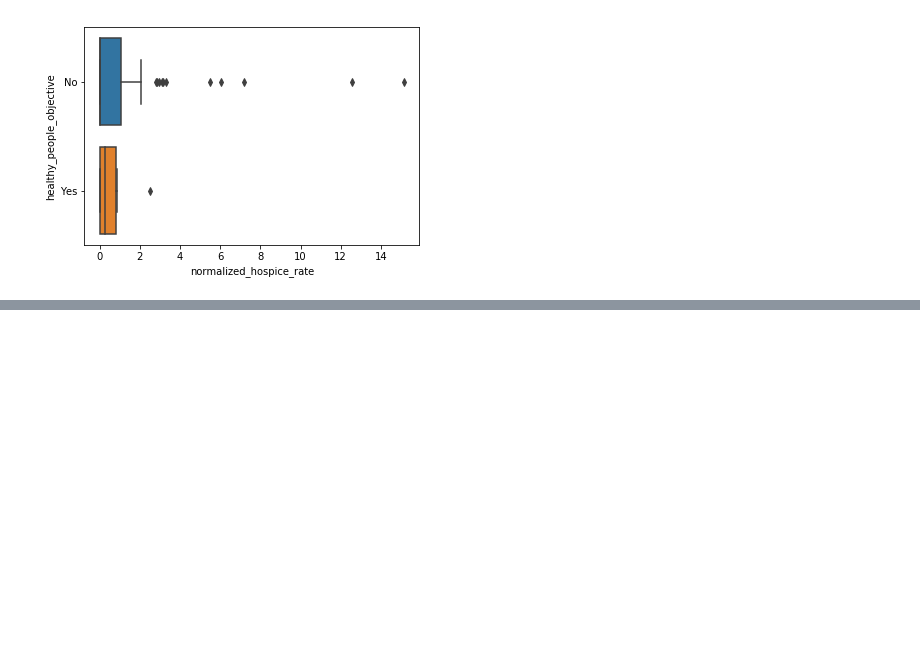
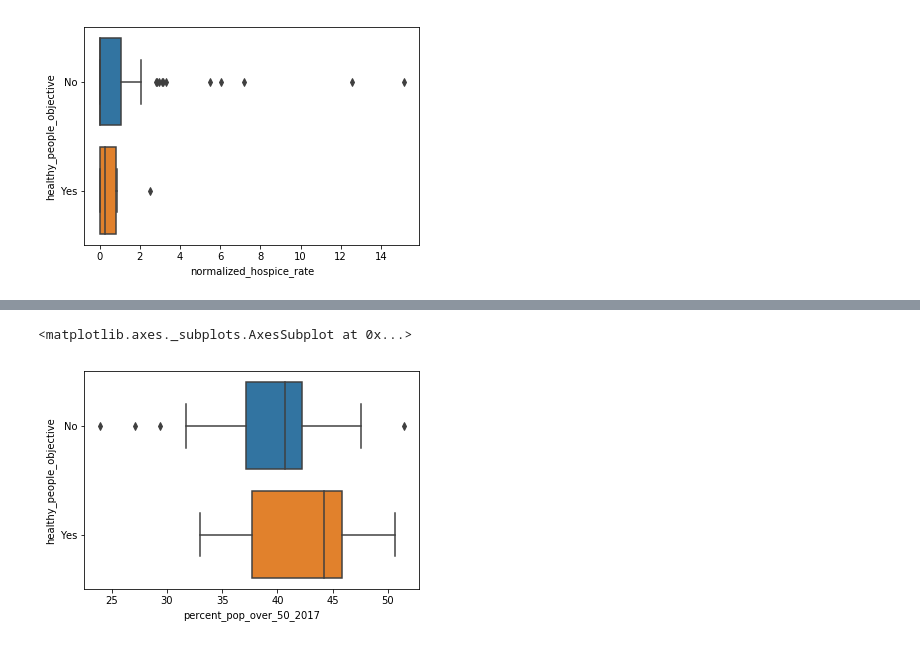
Before and after one commit to AriannaRigon/vanderbilt-aspire-data-essentials, a Jupyter notebook: ClassNotebook.ipynb, the cells around one changed output, grey strips where cells are left out. Saved outputs shown, nothing was run; the diff lists cells and outputs as text; code cells hidden in the pictures; blank space fills up the shorter version.

```diff
--- a/ClassNotebook.ipynb
+++ b/ClassNotebook.ipynb
@@ -778,5 +661,3 @@ pop_and_cancer.head()
-# %%
-pop_and_cancer.drop (columns='z', inplace=True)
 # %%
 pop_and_cancer.head()
 # %% [output]
@@ -868,0 +772,7 @@ sns.boxplot('normalized_hospice_rate', 'healthy_people_objective', data= pop_and
+# %%
+#are older counties less likely to meet the healthy people objective?
+sns.boxplot('percent_pop_over_50_2017', 'healthy_people_objective', data= pop_and_cancer)
+#no, but it might be because in younger counties older people are dying of cancer?
+# %% [output]
+<matplotlib.axes._subplots.AxesSubplot at 0x...>
+[figure, added]
```
Also changed, not shown: parts of 75 cells of this notebook.
